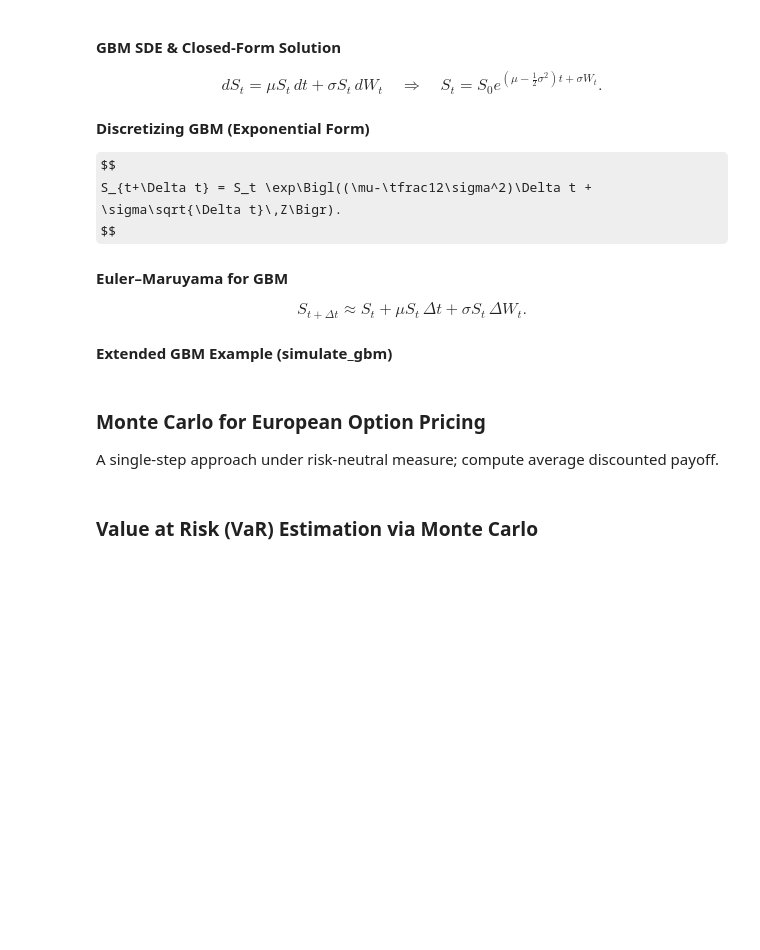
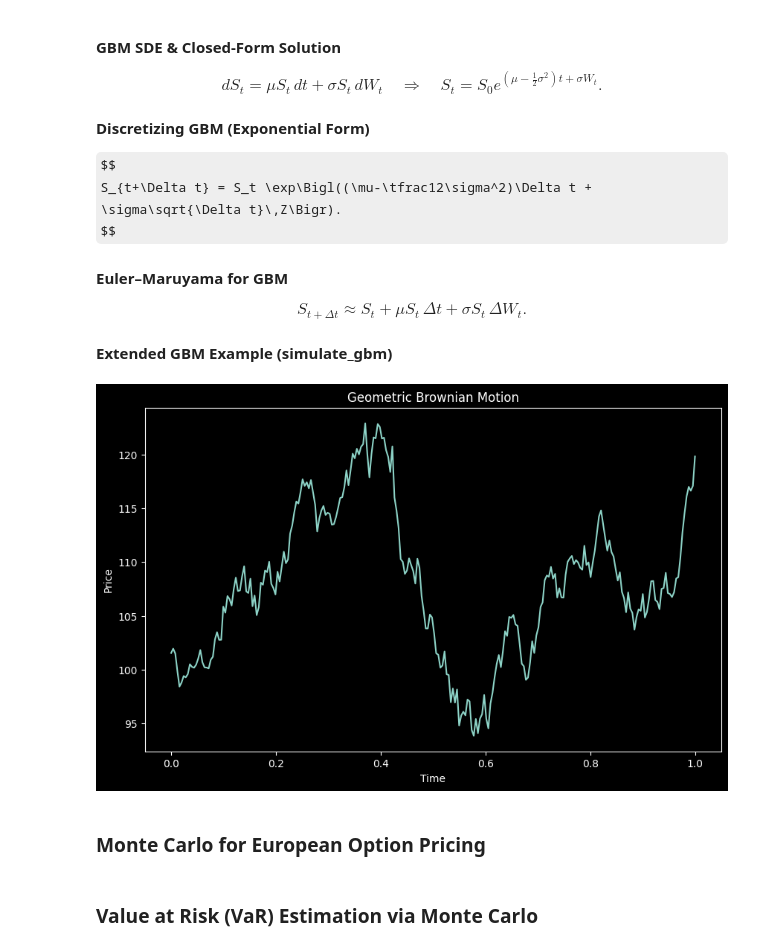
Before and after one commit to julihocc/itesm-ma2008b-notes, a Jupyter notebook: module-02/complementary/module-02.ipynb, the cells around one changed output. Saved outputs shown, nothing was run; the diff lists cells and outputs as text; code cells hidden in the pictures; some formulas as TeX source; blank space fills up the shorter version.

Commit message:
Add example for simulated GBM

```diff
--- a/module-02/complementary/module-02.ipynb
+++ b/module-02/complementary/module-02.ipynb
@@ -278,18 +298,28 @@ $$
 # %%
 import numpy as np
 import matplotlib.pyplot as plt
 
 def simulate_gbm(S0, mu, sigma, T, N):
     dt = T / N
     t = np.linspace(0, T, N)
 
     W = np.cumsum(np.random.randn(N) * np.sqrt(dt))
-    S = S0 * np.exp((mu - 0.5*sigma^2)*t + sigma*W)
+    S = S0 * np.exp((mu - 0.5*sigma**2)*t + sigma*W)
     return t, S
+
+S0, mu, sigma, T, N = 100, 0.05, 0.2, 1, 252
+t, S = simulate_gbm(S0, mu, sigma, T, N)
+
+plt.figure(figsize=(10,6))
+plt.plot(t, S)
+plt.xlabel('Time')
+plt.ylabel('Price')
+plt.title('Geometric Brownian Motion')
+plt.show()
+# %% [output]
+[figure, added]
 # %% [markdown]
 ### Monte Carlo for European Option Pricing
-
-A single-step approach under risk-neutral measure; compute average discounted payoff.
 # %%
 import numpy as np
 
```
Also changed, not shown: parts of 5 cells of this notebook.
